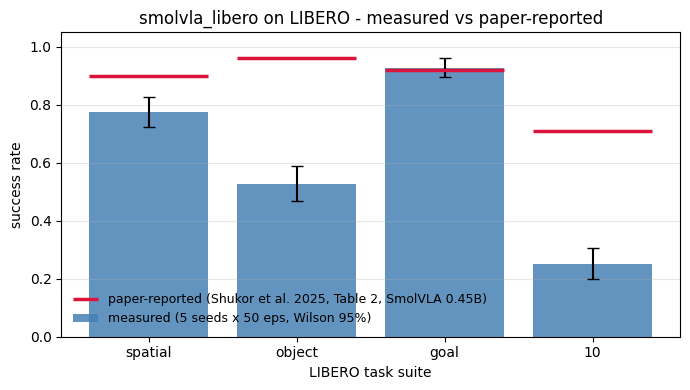
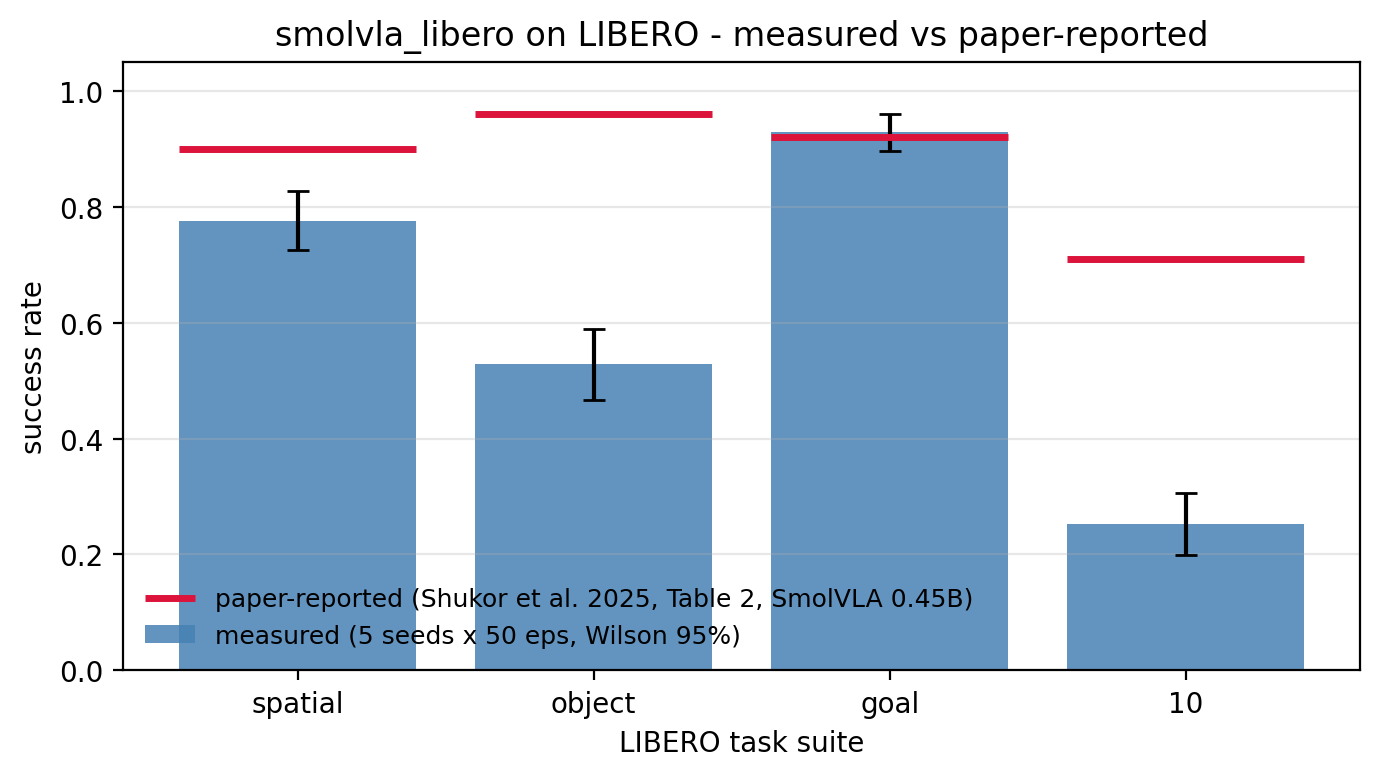
The change to this notebook cell's code, shown as a diff; its figure went from the first image to the second:
--- before
+++ after
@@ -28,4 +28,9 @@
 ax.grid(axis='y', alpha=0.3)
 fig.tight_layout()
+
+ASSETS_DIR = REPO_ROOT / 'docs' / 'assets'
+ASSETS_DIR.mkdir(parents=True, exist_ok=True)
+fig.savefig(ASSETS_DIR / 'fig-smolvla-libero.svg', bbox_inches='tight', dpi=120, transparent=True)
+fig.savefig(ASSETS_DIR / 'fig-smolvla-libero.png', bbox_inches='tight', dpi=200, facecolor='white')
 plt.show()
 

Commit: docs(assets): render smolvla LIBERO chart as standalone SVG/PNG (#79)